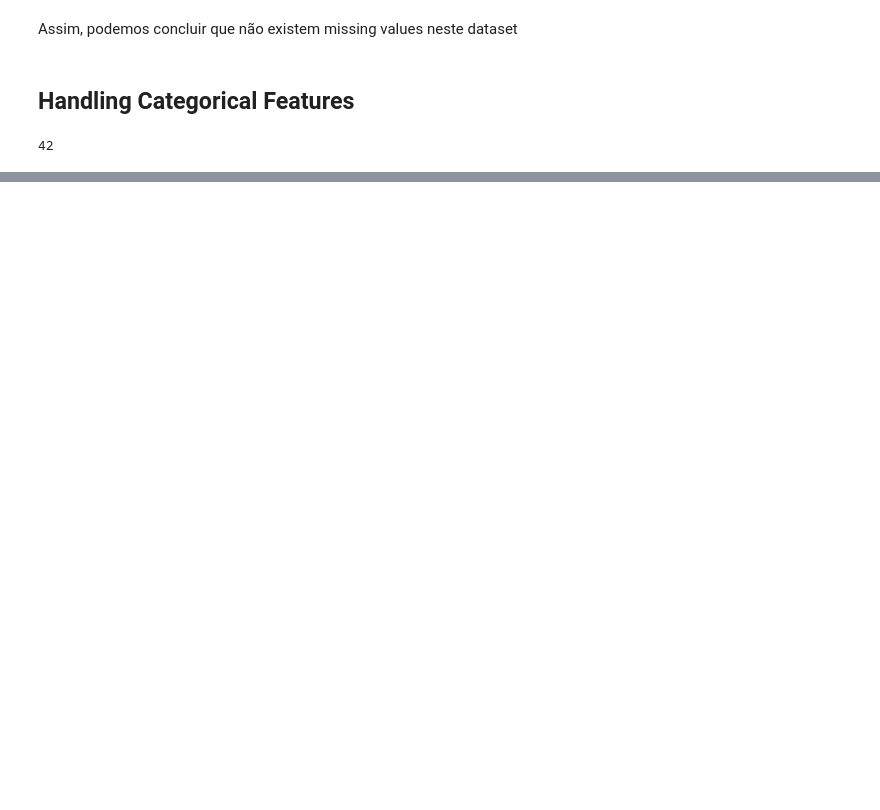
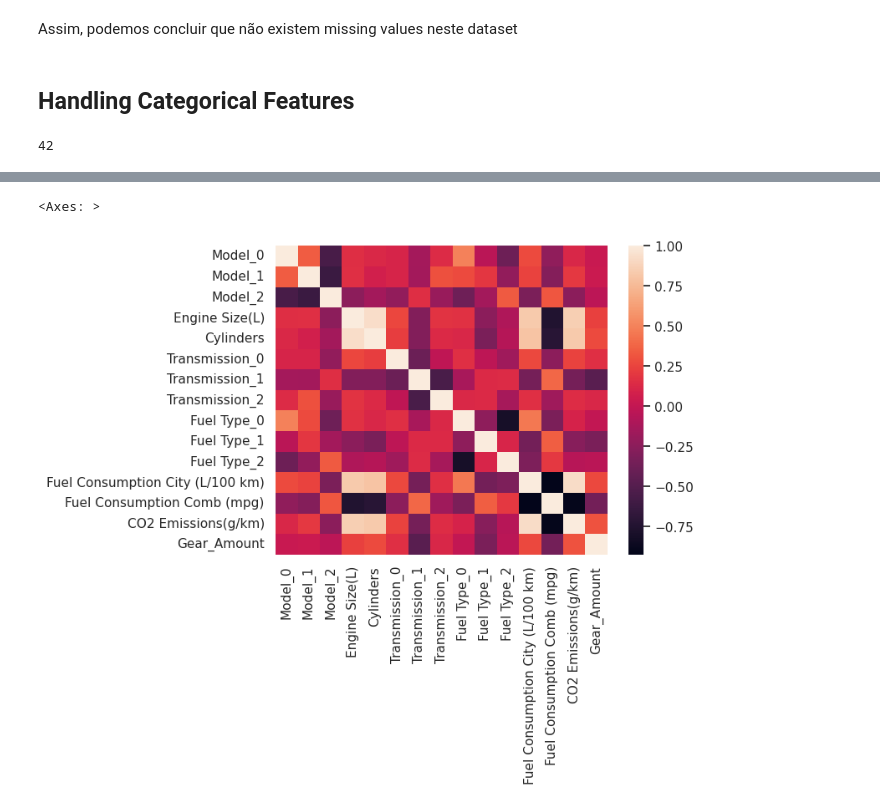
Before and after one commit to ritavaz02/daa, a Jupyter notebook: dataset_grupo/daa.ipynb, the cells around one changed output, grey strips where cells are left out. Saved outputs shown, nothing was run; the diff lists cells and outputs as text; code cells hidden in the pictures; blank space fills up the shorter version.

```diff
--- a/dataset_grupo/daa.ipynb
+++ b/dataset_grupo/daa.ipynb
@@ -259,8 +231,0 @@ plt.show()
-# %%
-transmission_count = emissions['Transmission'].str[:-1]
-sns.set(style="darkgrid")
-sns.barplot(x=transmission_count.values, y=transmission_count.index)
-plt.title(' Distribuição de Frequência de Injeção de rede (kwh)')
-plt.ylabel('Número de ocorrências', fontsize=12)
-plt.xlabel('Injeção na Rede', fontsize=12)
-plt.show()
@@ -268,0 +254,7 @@ plt.show()
+# %%
+import category_encoders as ce
+
+encoder_transmission = ce.BinaryEncoder(cols=['Transmission'])
+df_binary = encoder_transmission.fit_transform(emissions)
+
+df_binary.head()
@@ -268,0 +270,5 @@ plt.show()
+# %%
+encoder_fuel = ce.BinaryEncoder(cols=['Fuel Type'])
+df_binary = encoder_fuel.fit_transform(df_binary)
+
+df_binary.head()
@@ -268,0 +284,5 @@ plt.show()
+# %%
+encoder_model = ce.BinaryEncoder(cols=['Model'])
+df_binary = encoder_model.fit_transform(df_binary)
+emissions = df_binary
+emissions.head()
@@ -268,0 +296,5 @@ plt.show()
+# %%
+sns.heatmap(emissions.corr())
+# %% [output]
+<Axes: >
+[figure, added]
```
Also changed, not shown: parts of 39 cells of this notebook.
